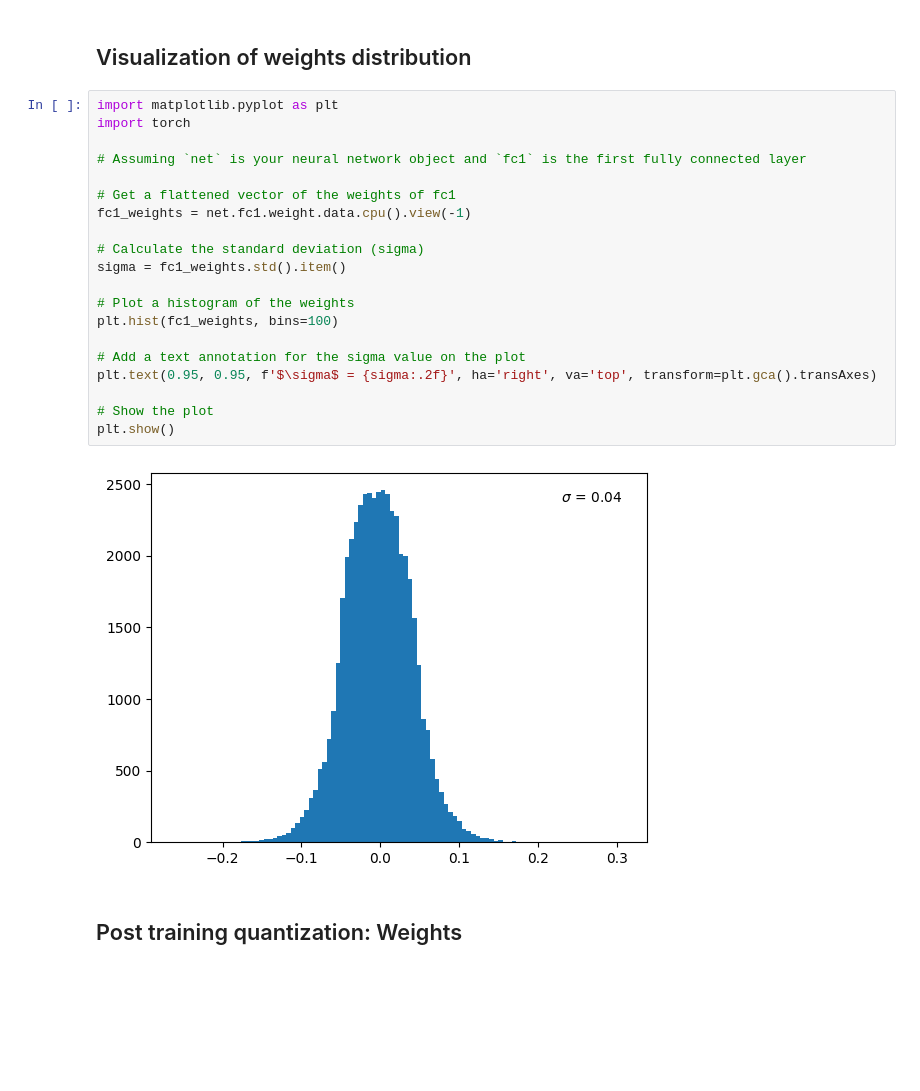
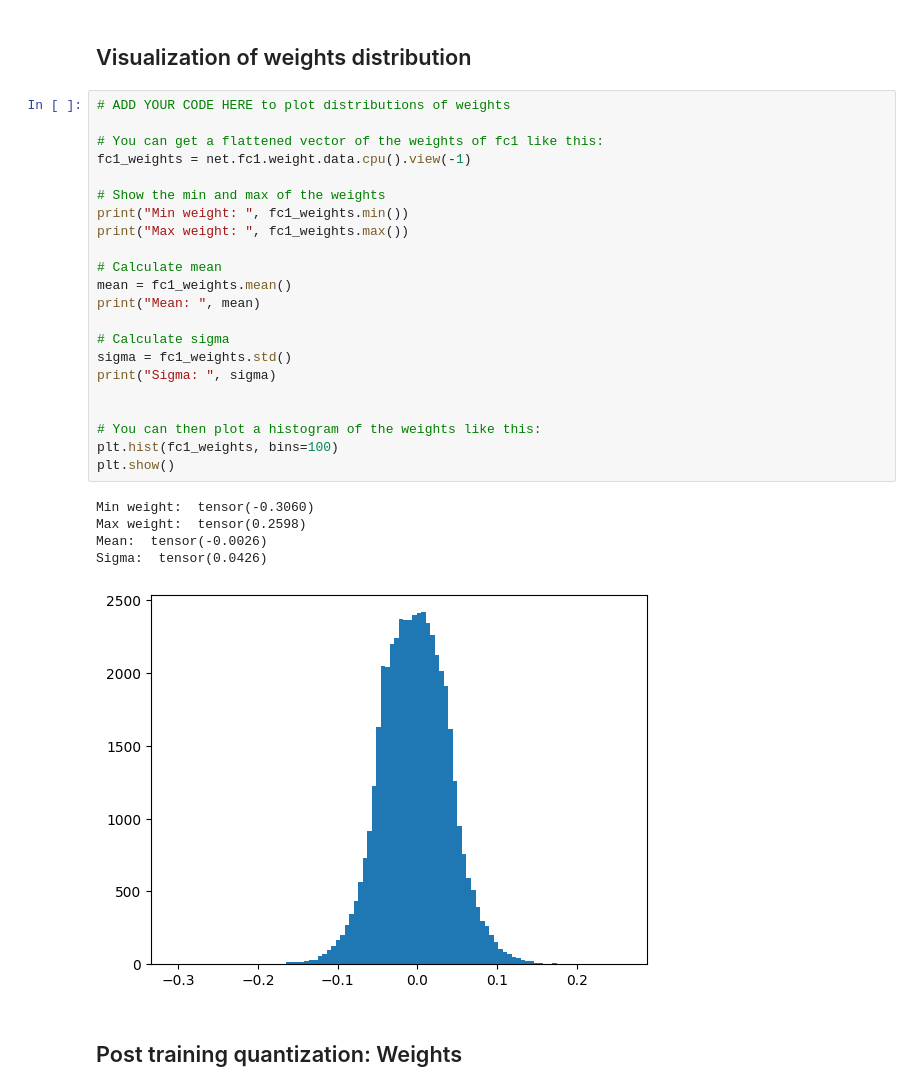
Before and after one commit to miguelJalube/labos_IAA, a Jupyter notebook: lab4/Lab4_donnée.ipynb, the cells around one changed output. Drawn from its saved outputs; the diff is of its cells as text; blank space fills up the shorter version.

```diff
--- a/lab4/Lab4_donnée.ipynb
+++ b/lab4/Lab4_donnée.ipynb
@@ -154,27 +154,33 @@ Accuracy of the network on the test images: 52.6%
 # %% [markdown]
 ## Visualization of weights distribution
 # %%
-import matplotlib.pyplot as plt
-import torch
+# ADD YOUR CODE HERE to plot distributions of weights
 
-# Assuming `net` is your neural network object and `fc1` is the first fully connected layer
-
-# Get a flattened vector of the weights of fc1
+# You can get a flattened vector of the weights of fc1 like this:
 fc1_weights = net.fc1.weight.data.cpu().view(-1)
 
-# Calculate the standard deviation (sigma)
-sigma = fc1_weights.std().item()
+# Show the min and max of the weights
+print("Min weight: ", fc1_weights.min())
+print("Max weight: ", fc1_weights.max())
 
-# Plot a histogram of the weights
+# Calculate mean
+mean = fc1_weights.mean()
+print("Mean: ", mean)
+
+# Calculate sigma
+sigma = fc1_weights.std()
+print("Sigma: ", sigma)
+
+
+# You can then plot a histogram of the weights like this:
 plt.hist(fc1_weights, bins=100)
-
-# Add a text annotation for the sigma value on the plot
-plt.text(0.95, 0.95, f'$\sigma$ = {sigma:.2f}', ha='right', va='top', transform=plt.gca().transAxes)
-
-# Show the plot
 plt.show()
 # %% [output]
+Min weight:  tensor(-0.3060)
+Max weight:  tensor(0.2598)
+Mean:  tensor(-0.0026)
+Sigma:  tensor(0.0426)
-[figure, old version]
+[figure, new version]
 # %% [markdown]
 ## Post training quantization: Weights
 # %%
```
Also changed, not shown: parts of 9 cells of this notebook, 1 other file.
